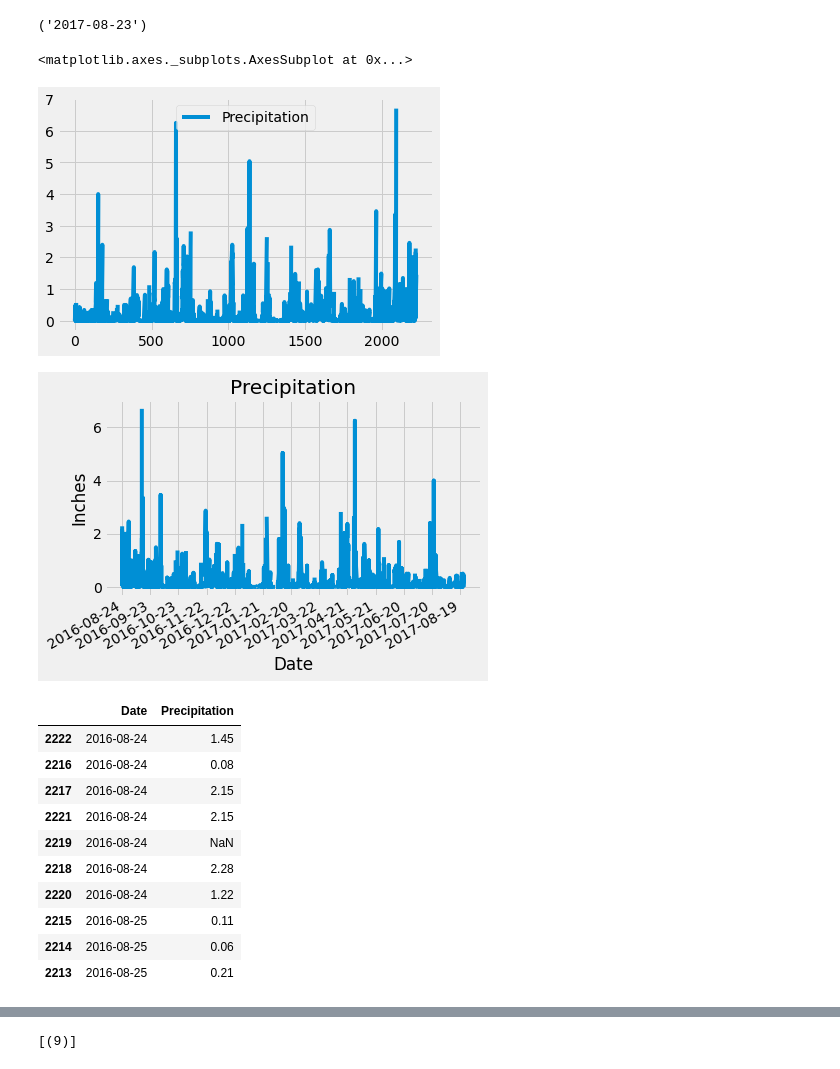
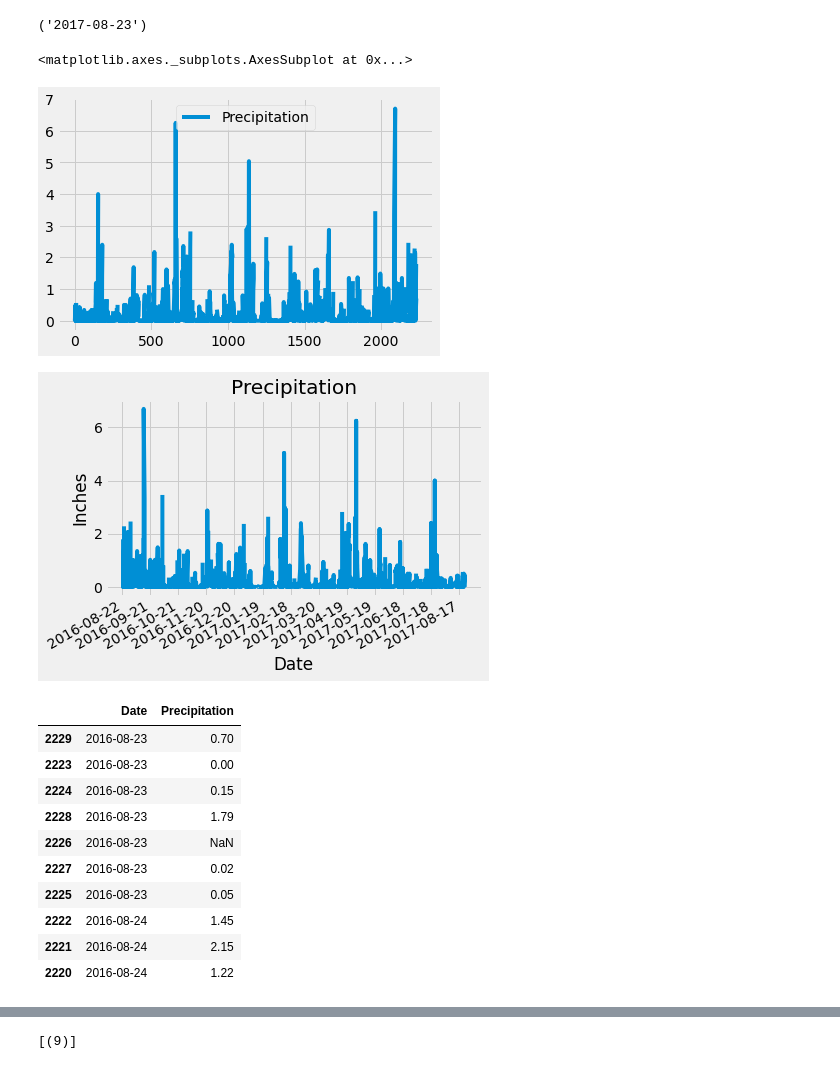
Before and after one commit to jump8621/sqlalchemy_climate_analysis, a Jupyter notebook: climate_starter.ipynb, the cells around one changed output, grey strips where cells are left out. Drawn from its saved outputs; the diff is of its cells as text; code cells hidden in the pictures.

```diff
--- a/climate_starter.ipynb
+++ b/climate_starter.ipynb
@@ -50,33 +50,33 @@ session.query(Measurement.date).order_by(Measurement.date.desc()).first()
 # %%
 # Design a query to retrieve the last 12 months of precipitation data and plot the results
 # for row in session.query(Measurement, Measurement.date, Measurement.prcp).limit(330).all():
 #     print(row)
 
 
 target_date = dt.date(2017, 8, 23)
 delta= dt.timedelta(days=365)
 query_date = target_date - delta
 
 
 h_prcp = session.query(Measurement.date, Measurement.prcp).\
-    filter(Measurement.date > query_date).order_by(Measurement.date.desc()).all()
+    filter(Measurement.date >= query_date).order_by(Measurement.date.desc()).all()
 h_prcp
 
 h_prcp_df = pd.DataFrame(h_prcp, columns=['Date','Precipitation'])
 h_prcp_df.head()
 h_prcp_df.set_index('Date')
 
 Year_prcp_df = h_prcp_df.sort_values(by='Date')
 Year_prcp_df.head(10)
 # h_prcp_df.sort_index(inplace=True)
 # h_prcp_df.head(10)
 
 # h_prcp_df.sort_index()
 
 Year_prcp_df.plot(x_compat=True)
 # %% [output]
 <matplotlib.axes._subplots.AxesSubplot at 0x...>
-[figure, old version]
+[figure, new version]
 # %%
 import matplotlib.pyplot as plt
 import matplotlib.dates as mdates
@@ -105,22 +105,22 @@ plt.savefig('Precipitation.png')
 plt.show()
 plt.close()
 # %% [output]
-[figure, old version]
+[figure, new version]
 # %%
 Year_prcp_df = h_prcp_df.sort_values(by='Date')
 Year_prcp_df.head(10)
 # %% [output]
 |  | Date | Precipitation |
+| 2229 | 2016-08-23 | 0.70 |
+| 2223 | 2016-08-23 | 0.00 |
+| 2224 | 2016-08-23 | 0.15 |
+| 2228 | 2016-08-23 | 1.79 |
+| 2226 | 2016-08-23 | NaN |
+| 2227 | 2016-08-23 | 0.02 |
+| 2225 | 2016-08-23 | 0.05 |
 | 2222 | 2016-08-24 | 1.45 |
-| 2216 | 2016-08-24 | 0.08 |
-| 2217 | 2016-08-24 | 2.15 |
 | 2221 | 2016-08-24 | 2.15 |
-| 2219 | 2016-08-24 | NaN |
-| 2218 | 2016-08-24 | 2.28 |
 | 2220 | 2016-08-24 | 1.22 |
-| 2215 | 2016-08-25 | 0.11 |
-| 2214 | 2016-08-25 | 0.06 |
-| 2213 | 2016-08-25 | 0.21 |
 # %%
 # Use Pandas to calcualte the summary statistics for the precipitation data
 Year_prcp_df.describe()
```
Also changed, not shown: parts of 11 cells of this notebook, 3 other files.
